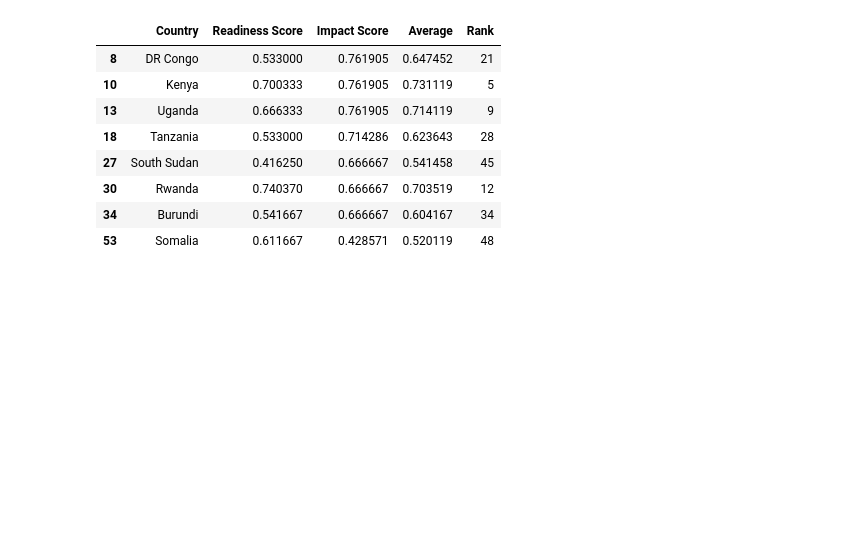
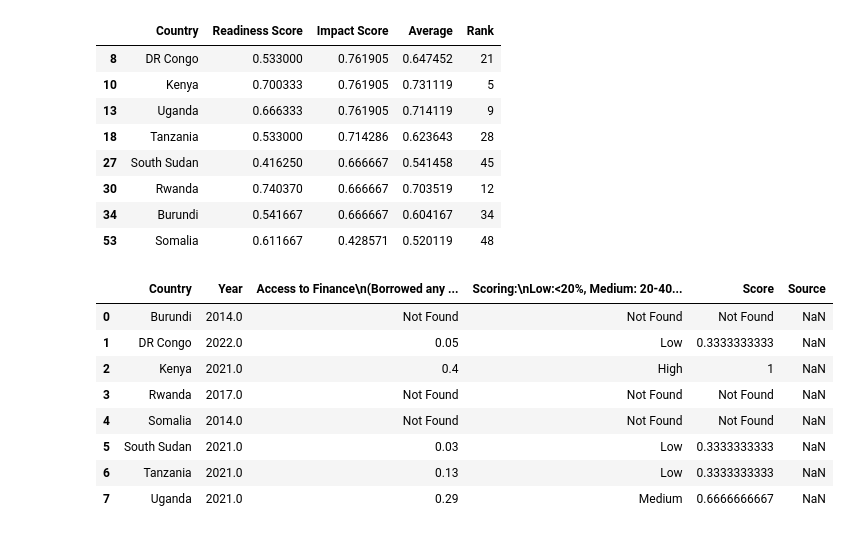
Before and after one commit to kennethnyangweso/EAC-UNEP-E-Mobility-Analytics-Forecasting, a Jupyter notebook: Notebooks/Data Engineering & Cleaning.ipynb, the cells around one changed output. Saved outputs shown, nothing was run; the diff lists cells and outputs as text; code cells hidden in the pictures; blank space fills up the shorter version.

```diff
--- a/Notebooks/Data Engineering & Cleaning.ipynb
+++ b/Notebooks/Data Engineering & Cleaning.ipynb
@@ -3059,3 +3262,16 @@ eac_df_read_and_score
 | 30 | Rwanda | 0.740370 | 0.666667 | 0.703519 | 12 |
 | 34 | Burundi | 0.541667 | 0.666667 | 0.604167 | 34 |
 | 53 | Somalia | 0.611667 | 0.428571 | 0.520119 | 48 |
+# %%
+x = pd.read_csv("eac_ev_readiness_finance.csv")
+x
+# %% [output]
+|  | Country | Year | Access to Finance\n(Borrowed any ... | Scoring:\nLow:<20%, Medium: 20-40... | Score | Source |
+| 0 | Burundi | 2014.0 | Not Found | Not Found | Not Found | NaN |
+| 1 | DR Congo | 2022.0 | 0.05 | Low | 0.3333333333 | NaN |
+| 2 | Kenya | 2021.0 | 0.4 | High | 1 | NaN |
+| 3 | Rwanda | 2017.0 | Not Found | Not Found | Not Found | NaN |
+| 4 | Somalia | 2014.0 | Not Found | Not Found | Not Found | NaN |
+| 5 | South Sudan | 2021.0 | 0.03 | Low | 0.3333333333 | NaN |
+| 6 | Tanzania | 2021.0 | 0.13 | Low | 0.3333333333 | NaN |
+| 7 | Uganda | 2021.0 | 0.29 | Medium | 0.6666666667 | NaN |
```
Also changed, not shown: parts of 31 cells of this notebook, 17 other files.
